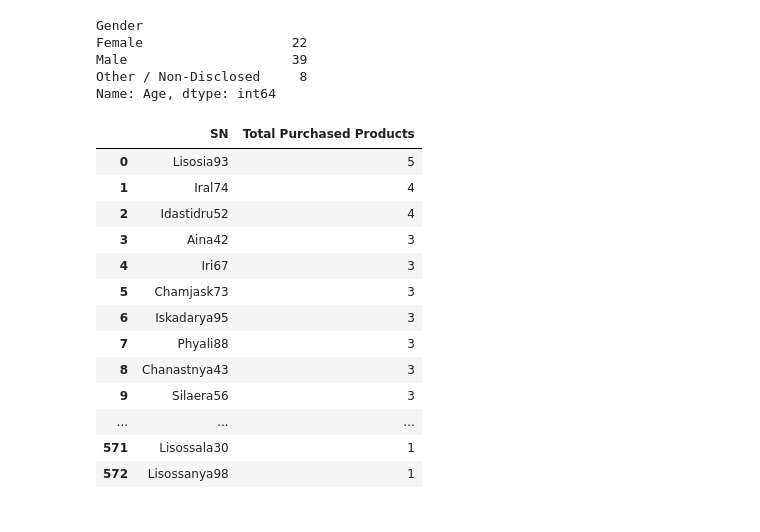
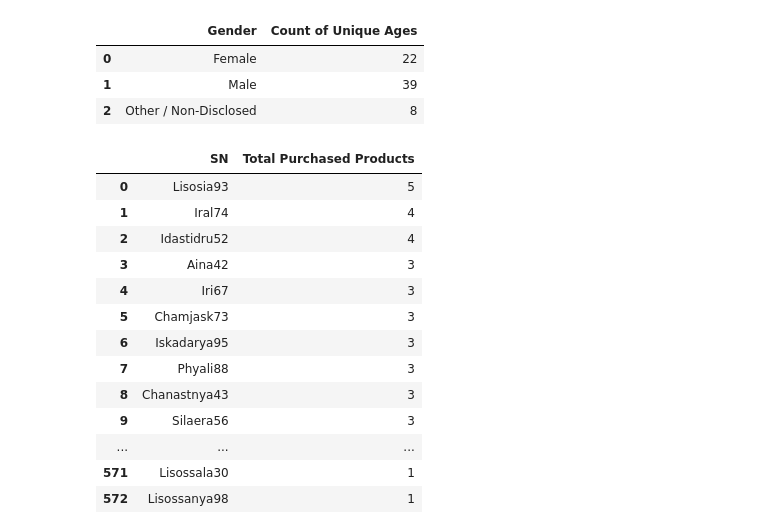
Before and after one commit to JosefinaAureaAmaro/01_Python_Pandas, a Jupyter notebook: Heroes_of_Pymoli.ipynb, the cells around one changed output. Drawn from its saved outputs; the diff is of its cells as text; code cells hidden in the pictures.

Commit message:
created tables

```diff
--- a/Heroes_of_Pymoli.ipynb
+++ b/Heroes_of_Pymoli.ipynb
@@ -64,14 +22,13 @@ Name: Item ID, Length: 179, dtype: int64
 #source[unqiue values per group]:https://stackoverflow.com/questions/41415017/count-unique-values-using-pandas-groupby
 # %%
 #to count the diversity of ages per gender
-df_demographicdiversity= df.groupby('Gender')['Age'].nunique()
+df_demographicdiversity= df.groupby('Gender')['Age'].nunique().reset_index(name= "Count of Unique Ages")
 df_demographicdiversity
 # %% [output]
-Gender
-Female                   22
-Male                     39
-Other / Non-Disclosed     8
-Name: Age, dtype: int64
+|  | Gender | Count of Unique Ages |
+| 0 | Female | 22 |
+| 1 | Male | 39 |
+| 2 | Other / Non-Disclosed | 8 |
 # %%
 #to count the number of Items ID purchased per SN
 df_numofitemspur= df.groupby('SN')['Item ID'].nunique().sort_values(ascending = False).reset_index(name= "Total Purchased Products")
```
Also changed, not shown: parts of 4 cells of this notebook.
